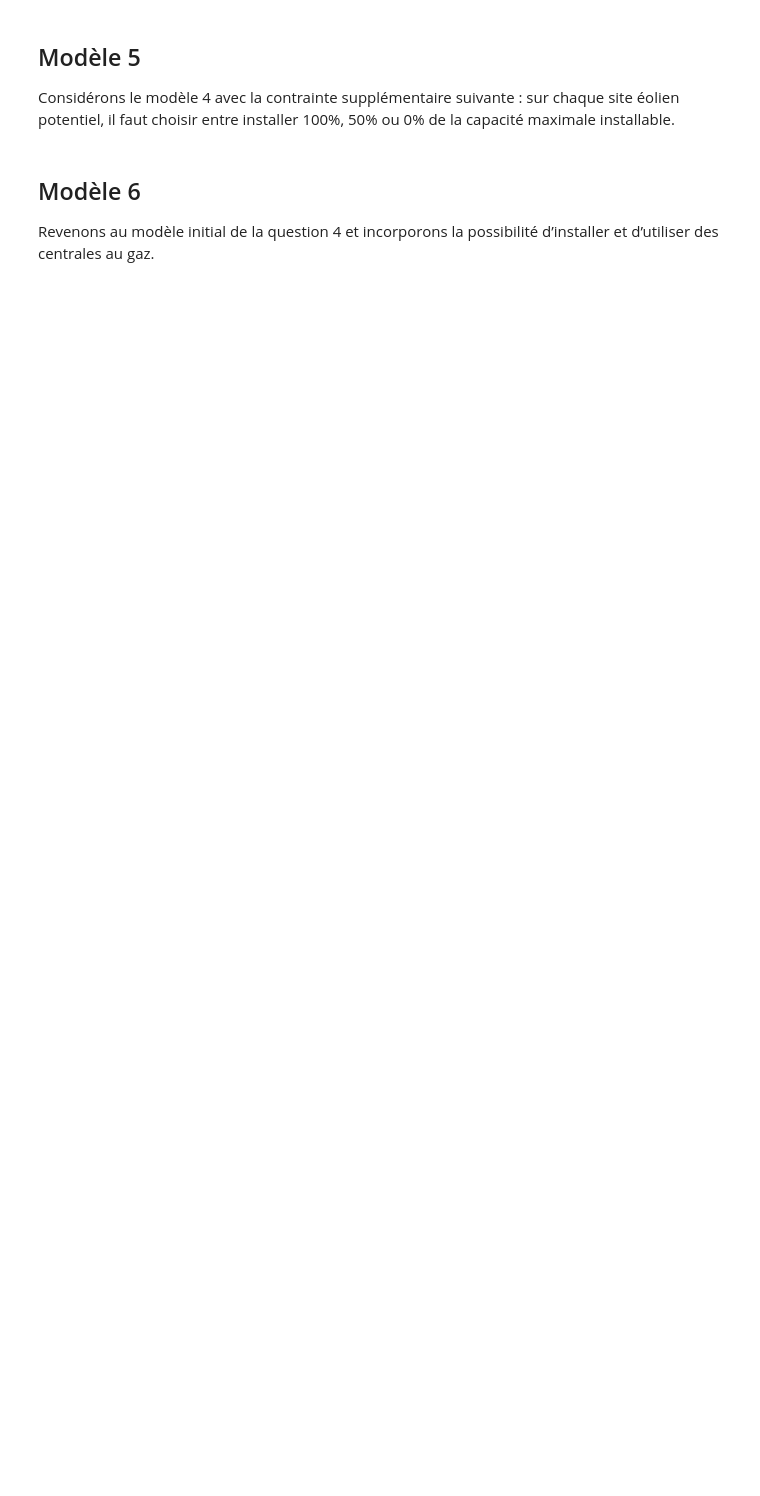
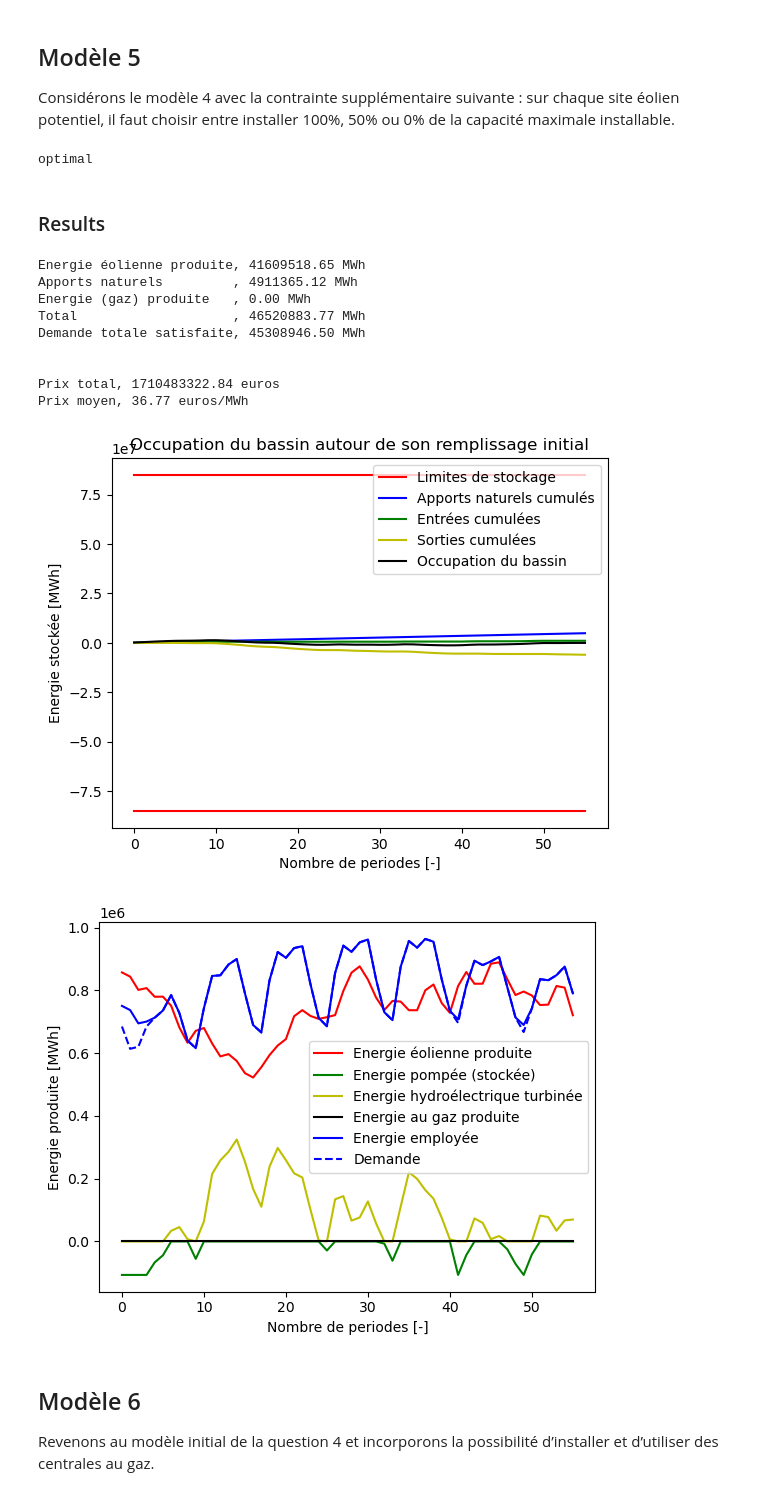
Before and after one commit to igivotron/LINMA1702, a Jupyter notebook: P2/Partie2-LINMA1702.ipynb, the cells around one changed output. Drawn from its saved outputs; the diff is of its cells as text; code cells hidden in the pictures; blank space fills up the shorter version.

```diff
--- a/P2/Partie2-LINMA1702.ipynb
+++ b/P2/Partie2-LINMA1702.ipynb
@@ -295,7 +208,64 @@ plt.show()
 ## Modèle 5
 Considérons le modèle 4 avec la contrainte supplémentaire suivante : sur chaque site  éolien potentiel, il faut choisir entre installer 100%, 50% ou 0% de la capacité maximale installable.
 # %%
-# TODO
+# Variables : portions des sites installés, quantités pompées, quantités turbinées
+y = cp.Variable((n,2), boolean=True)
+to_x = 0.5*np.ones((2,1))
+## x = y@to_x
+
+wP = cp.Variable((t,1))
+wT = cp.Variable((t,1))
+
+# Vecteur des prix d'installation d'éolienne onshore et offshore
+cost = (h/8760)*np.concatenate((cout_instal_onshore * c_t, cout_instal_offshore * c_m))
+
+# Contraintes
+contraintes = [
+    E.T@(y@to_x) - wP + wT >= d,
+    0 <= s/2 + L@(wA + wP - wT/heta), s/2 + L@(wA + wP - wT/heta) <= s,
+    np.ones((1,t))@(wA + wP - wT/heta) == 0,
+    0 <= wP, wP <= T*pPompage,
+    0 <= wT, wT <= heta*T*pTurbinage,
+    wP <= E.T@(y@to_x)
+    ]
+
+# Probleme
+prob = cp.Problem(cp.Minimize(cost @ (y@to_x)), contraintes)
+# %%
+prob.solve(solver=cp.SCIPY)
+print(prob.status)
+# %% [output]
+optimal
+# %%
+# Get values
+prix_total = prob.value
+x = y.value@to_x
+wP = wP.value
+wT = wT.value
+
+# Vecteur d'énergie éolienne produite
+e = E.T@x
+
+# Capacités installées
+cap_install = c@x
+# %% [markdown]
+### Results
+# %%
+results.print_values(prix_total, np.sum(e), np.sum(wA), np.sum(d))
+results.occupation_bassin(t, s, wA, wP, wT/heta)
+results.sources_eng(t, e, wP, wT, d)
+# %% [output]
+Energie éolienne produite, 41609518.65 MWh
+Apports naturels         , 4911365.12 MWh
+Energie (gaz) produite   , 0.00 MWh
+Total                    , 46520883.77 MWh
+Demande totale satisfaite, 45308946.50 MWh
+
+
+Prix total, 1710483322.84 euros
+Prix moyen, 36.77 euros/MWh
+[figure, added]
+[figure, added]
 # %% [markdown]
 ## Modèle 6
 Revenons au modèle initial de la question 4 et incorporons la possibilité d’installer et d’utiliser des centrales au gaz.
```
Also changed, not shown: parts of 15 cells of this notebook, 4 other files.
